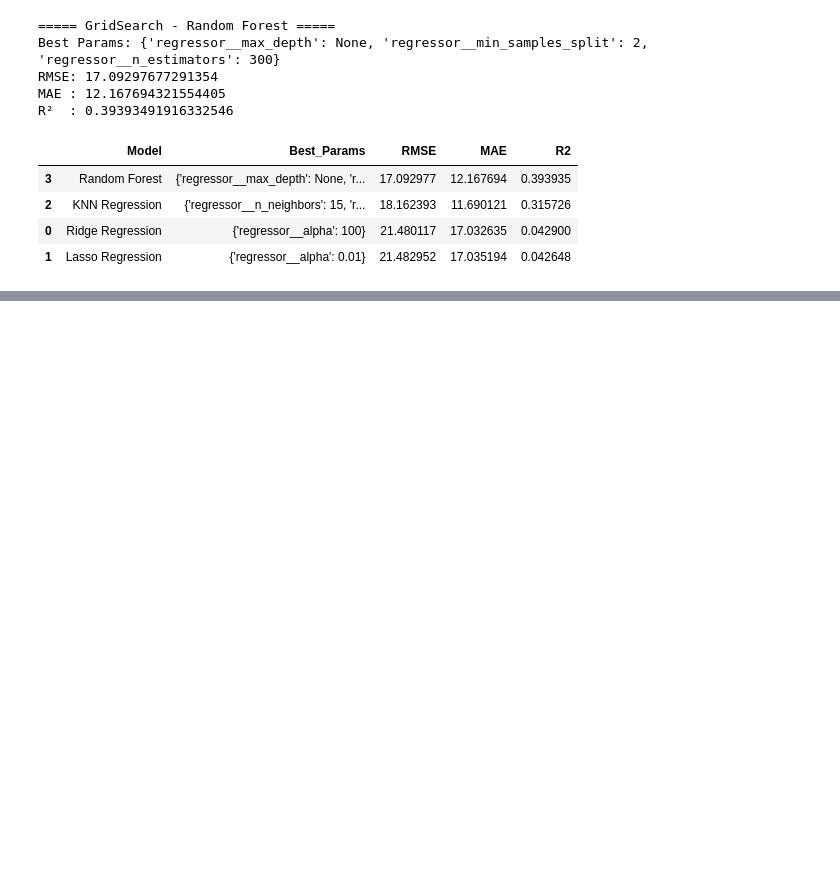
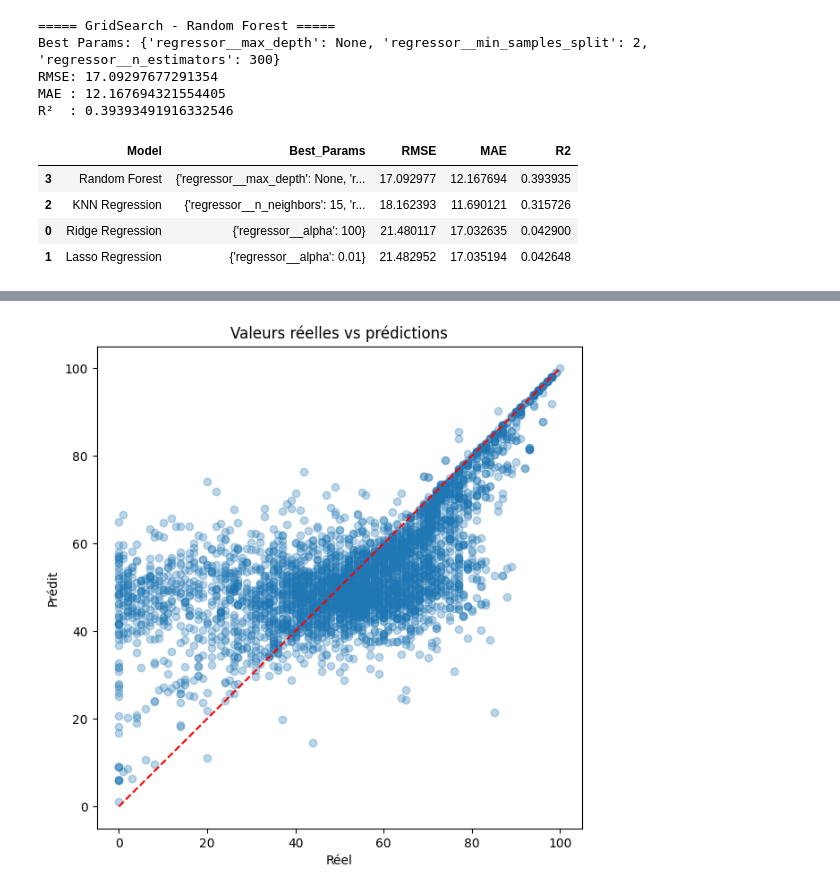
Before and after one commit to theobled/Project-Machine_Learning, a Jupyter notebook: Projet_Machine_Learning.ipynb, the cells around one changed output, grey strips where cells are left out. Saved outputs shown, nothing was run; the diff lists cells and outputs as text; code cells hidden in the pictures; blank space fills up the shorter version.

```diff
--- a/Projet_Machine_Learning.ipynb
+++ b/Projet_Machine_Learning.ipynb
@@ -741,0 +773,13 @@ Pas d’analyse métier ("qu’est-ce qui rend une musique populaire ?")
+# %%
+# valeures réels vs prédites pour le meilleur modèle (random forest)
+y_pred = best_rf.predict(X_test)
+
+plt.figure(figsize=(7,7))
+plt.scatter(y_test, y_pred, alpha=0.3)
+plt.xlabel("Réel")
+plt.ylabel("Prédit")
+plt.title("Valeurs réelles vs prédictions")
+plt.plot([0,100],[0,100], 'r--')
+plt.show()
+# %% [output]
+[figure, added]
```
Also changed, not shown: parts of 4 cells of this notebook.
